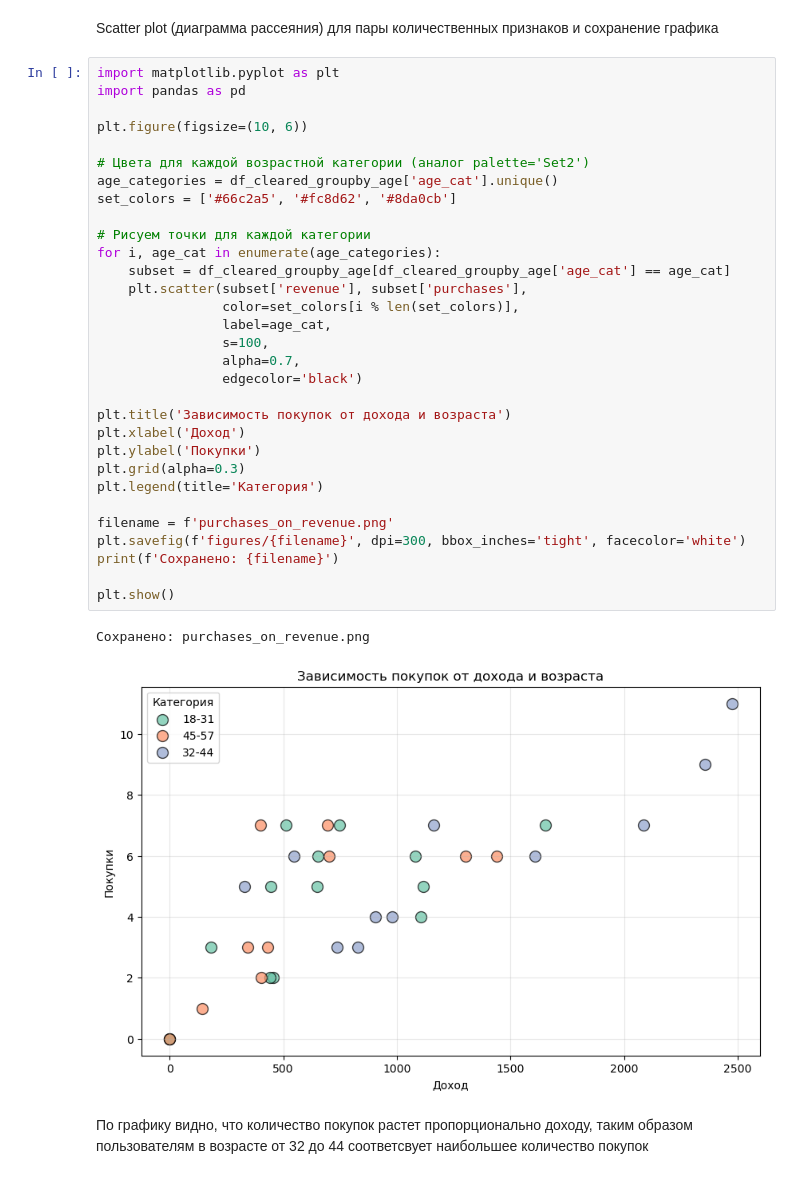
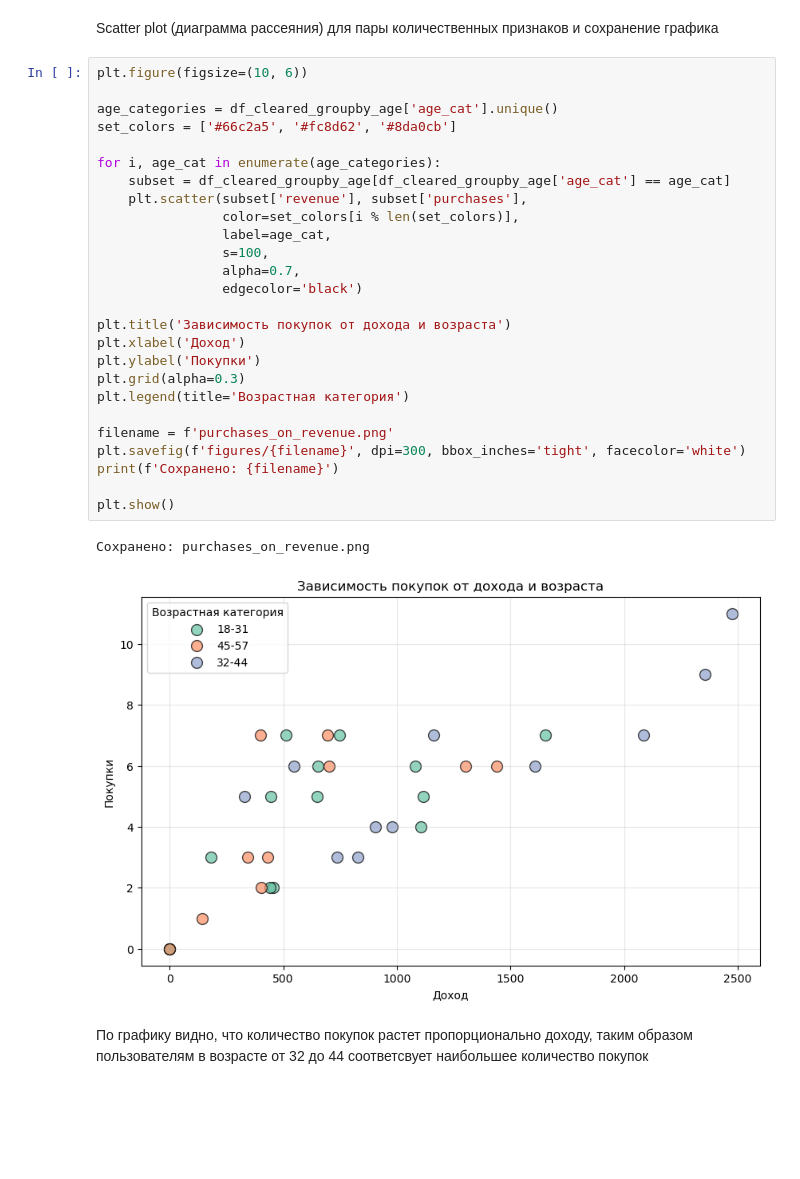
Before and after one commit to iankharmats/MireaAIE, a Jupyter notebook: homeworks/HW02/HW02.ipynb, the cells around one changed output. Drawn from its saved outputs; the diff is of its cells as text; blank space fills up the shorter version.

Commit message:
HW02 scatter plot edited

```diff
--- a/homeworks/HW02/HW02.ipynb
+++ b/homeworks/HW02/HW02.ipynb
@@ -226,38 +226,33 @@ plt.show()
 # %% [markdown]
 Scatter plot (диаграмма рассеяния) для пары количественных признаков и сохранение графика
 # %%
-import matplotlib.pyplot as plt
-import pandas as pd
-
 plt.figure(figsize=(10, 6))
 
-# Цвета для каждой возрастной категории (аналог palette='Set2')
 age_categories = df_cleared_groupby_age['age_cat'].unique()
 set_colors = ['#66c2a5', '#fc8d62', '#8da0cb']
 
-# Рисуем точки для каждой категории
 for i, age_cat in enumerate(age_categories):
     subset = df_cleared_groupby_age[df_cleared_groupby_age['age_cat'] == age_cat]
     plt.scatter(subset['revenue'], subset['purchases'],
                 color=set_colors[i % len(set_colors)],
                 label=age_cat,
                 s=100,
                 alpha=0.7,
                 edgecolor='black')
 
 plt.title('Зависимость покупок от дохода и возраста')
 plt.xlabel('Доход')
 plt.ylabel('Покупки')
 plt.grid(alpha=0.3)
-plt.legend(title='Категория')
+plt.legend(title='Возрастная категория')
 
 filename = f'purchases_on_revenue.png'
 plt.savefig(f'figures/{filename}', dpi=300, bbox_inches='tight', facecolor='white')
 print(f'Сохранено: {filename}')
 
 plt.show()
 # %% [output]
 Сохранено: purchases_on_revenue.png
-[figure, old version]
+[figure, new version]
 # %% [markdown]
 По графику видно, что количество покупок растет пропорционально доходу, таким образом пользователям в возрасте от 32 до 44 соответсвует наибольшее количество покупок
```
Also changed, not shown: 1 other file.
